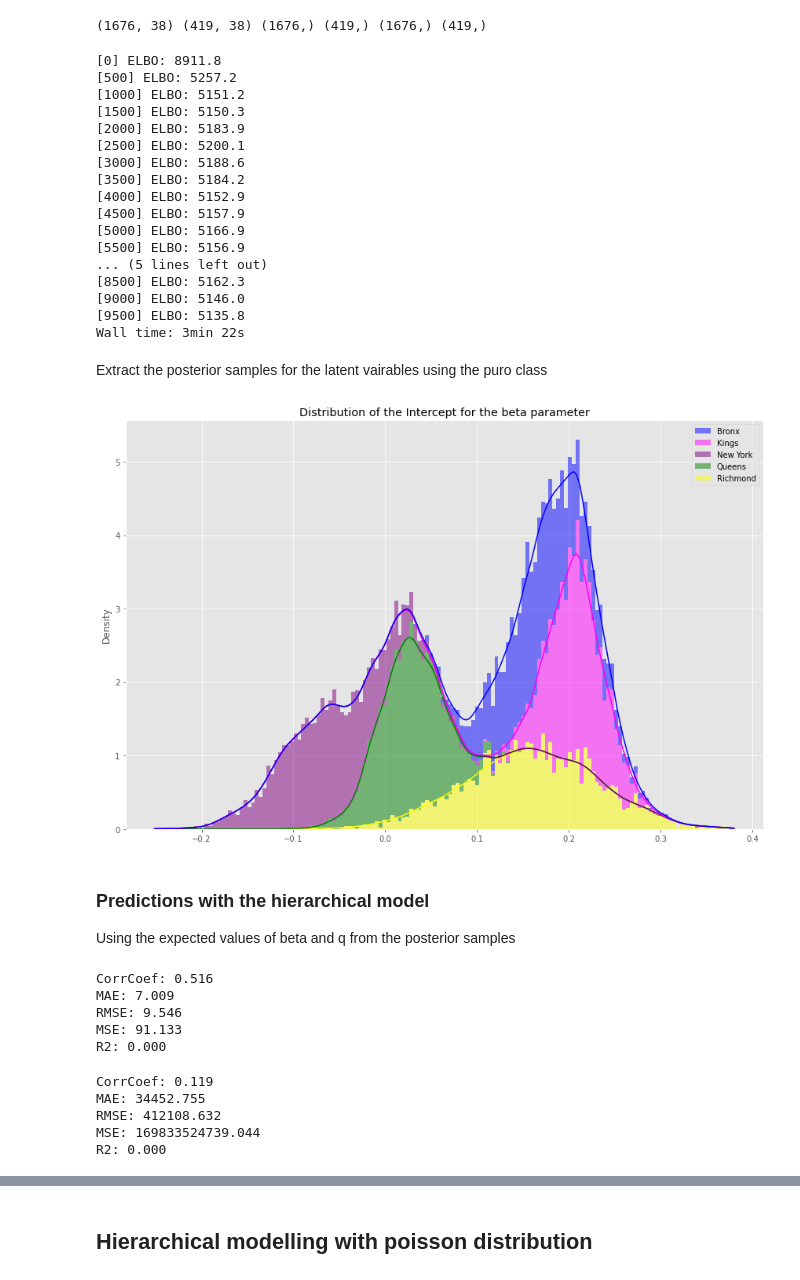
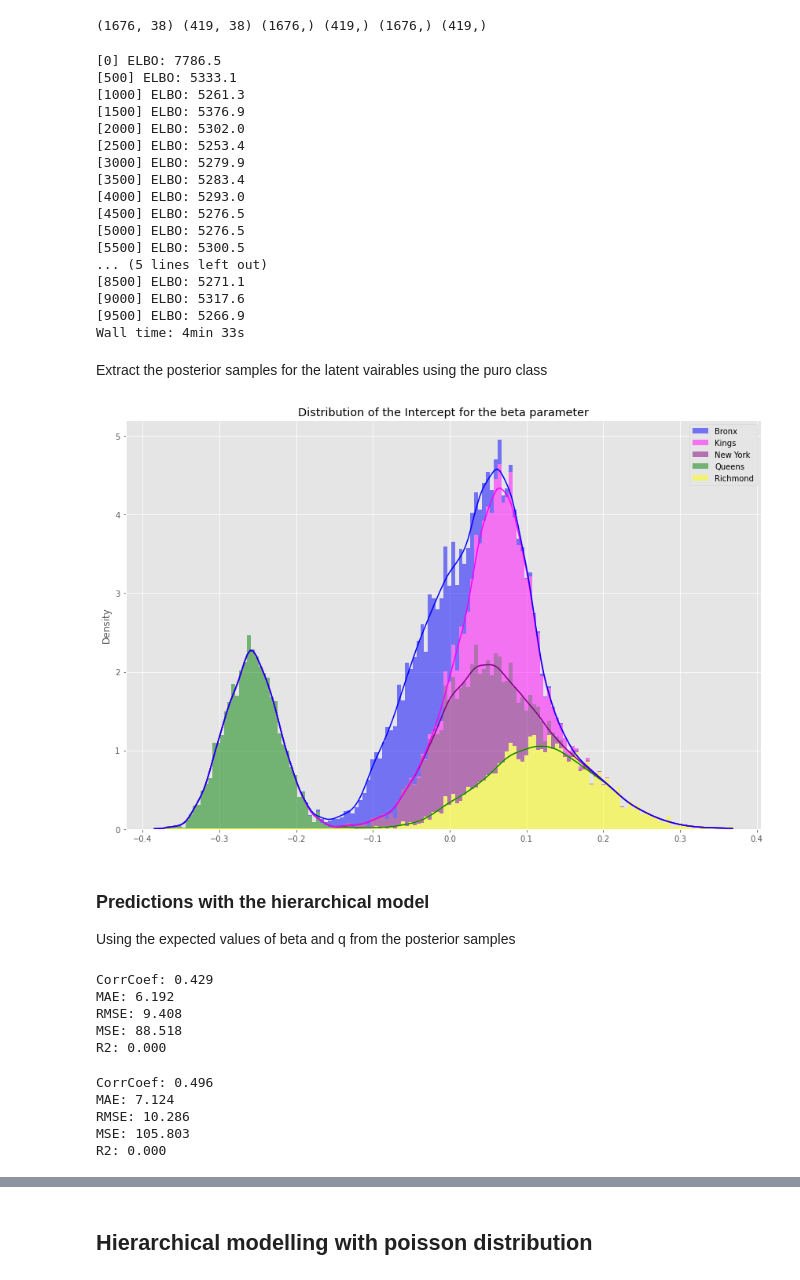
Before and after one commit to KatinkaKlepsch/model_based_ML, a Jupyter notebook: Modelling_notebook.ipynb, the cells around one changed output, grey strips where cells are left out. Drawn from its saved outputs; the diff is of its cells as text; code cells hidden in the pictures.

```diff
--- a/Modelling_notebook.ipynb
+++ b/Modelling_notebook.ipynb
@@ -226,7 +226,7 @@ An Ordinary least square regression is performed
 # %%
 # make linear regression model
 l_reg = linear_model.LinearRegression(fit_intercept=False)
-l_reg.fit(X_train, y_train)
+l_reg.fit(X_train_std, y_train_std)
 # %% [output]
 LinearRegression(fit_intercept=False)
 # %%
@@ -683,6 +685,12 @@ def hierarchical_model(X ,cat, n_cat, obs=None):
 
     # Draw coefficient for the hyper prior beta that tiest the parameters together for the individuals in each group level
     with pyro.plate("level", n_cat):
+
+        alpha = pyro.sample(
+            "alpha",
+                dist.Normal(0*torch.zeros(input_dim),
+                                            1*torch.ones(input_dim)).to_event())
+
         # Draw linear coefficient parameters for each level (no pooling)
         beta = pyro.sample(
             "beta",
@@ -702,7 +710,7 @@ def hierarchical_model(X ,cat, n_cat, obs=None):
 
 
 
-        psi_mu = torch.sum(X *beta[cat] +sigma[cat], axis = 1)
+        psi_mu = torch.sum(alpha[cat] + X *beta[cat] +sigma[cat], axis = 1)
         p_i = torch.exp(psi_mu)/(1+torch.exp(psi_mu))
 
         #psi = pyro.sample("psi", dist.Normal(psi_mu, sigma_psi))
@@ -757,23 +765,23 @@ for step in range(n_steps):
     if step % 500 == 0:
         print("[%d] ELBO: %.1f" % (step, elbo))
 # %% [output]
-[0] ELBO: 8911.8
-[500] ELBO: 5257.2
-[1000] ELBO: 5151.2
-[1500] ELBO: 5150.3
-[2000] ELBO: 5183.9
-[2500] ELBO: 5200.1
-[3000] ELBO: 5188.6
-[3500] ELBO: 5184.2
-[4000] ELBO: 5152.9
-[4500] ELBO: 5157.9
-[5000] ELBO: 5166.9
-[5500] ELBO: 5156.9
+[0] ELBO: 7786.5
+[500] ELBO: 5333.1
+[1000] ELBO: 5261.3
+[1500] ELBO: 5376.9
+[2000] ELBO: 5302.0
+[2500] ELBO: 5253.4
+[3000] ELBO: 5279.9
+[3500] ELBO: 5283.4
+[4000] ELBO: 5293.0
+[4500] ELBO: 5276.5
+[5000] ELBO: 5276.5
+[5500] ELBO: 5300.5
 ... (5 lines left out)
-[8500] ELBO: 5162.3
-[9000] ELBO: 5146.0
-[9500] ELBO: 5135.8
-Wall time: 3min 22s
+[8500] ELBO: 5271.1
+[9000] ELBO: 5317.6
+[9500] ELBO: 5266.9
+Wall time: 4min 33s
 # %% [markdown]
 Extract the posterior samples for the latent vairables using the puro class
 # %%
@@ -786,27 +794,28 @@ samples = predictive(X_train_std_fs[:,:], cat_train, n_cat, y_train)
 # plot the posterior distirbution of the parameters
 beta_samples = samples["beta"].detach().numpy()
 gamma_q_samples = samples["q"].detach().numpy()
+alpha_samples = samples["alpha"].detach().numpy()
 # %%
 # Visualize intercept coefficient distribution for each county
 fig = plt.figure()
 palette = {
     "Bronx" : 'blue',
     "Kings" : 'magenta',
     "New York" : 'purple',
     "Queens" : 'green',
     "Richmond" : 'yellow'
 }
 
 # create dataframe and set columns for the relevant counties
-df = pd.DataFrame(beta_samples[:,:,0])
+df = pd.DataFrame(alpha_samples[:,:,0])
 df.columns = [cat_string[c] for c in range(len(df.columns))]
 sns.histplot(df, multiple="stack", stat="density", bins=150, kde=True, edgecolor="none", palette=palette)
 plt.title(f"Distribution of the Intercept for the beta parameter")
 fig.tight_layout()
 #fig.savefig('output/dist_beta0_hier.pdf', format="pdf")
 plt.show()
 # %% [output]
-[figure, old version]
+[figure, new version]
 # %% [markdown]
 ### Predictions with the hierarchical model
 Using the expected values of beta and q from the posterior samples
@@ -814,18 +823,19 @@ Using the expected values of beta and q from the posterior samples
 # Predict by computing the mean of parameters and passing through NB dist
 beta_hat = np.mean(beta_samples, axis=0)
 q_hat = np.mean(gamma_q_samples, axis=0)
+alpha_hat = np.mean(alpha_samples, axis=0)
 
-psi = np.sum(beta_hat[cat_test] * X_test_std_fs[:, :].numpy(), axis=1)
+psi = np.sum(alpha_hat[cat_test]+ beta_hat[cat_test] * X_test_std_fs[:, :].numpy(), axis=1)
 NB_d = dist.NegativeBinomial(torch.tensor(q_hat), logits=torch.tensor(psi))
 y_hat_mean = np.array(NB_d.mean) # Extract mean from NB dist and use as prediction
 
 corr, mae, rae, rmse, mse, r2 = compute_error(y_test, y_hat_mean)
 print("CorrCoef: %.3f\nMAE: %.3f\nRMSE: %.3f\nMSE: %.3f\nR2: %.3f" % (corr, mae, rmse, mse,r2))
 # %% [output]
-CorrCoef: 0.516
-MAE: 7.009
-RMSE: 9.546
-MSE: 91.133
+CorrCoef: 0.429
+MAE: 6.192
+RMSE: 9.408
+MSE: 88.518
 R2: 0.000
 # %%
 # Predict by computing the median
@@ -837,10 +847,10 @@ y_hat = np.array(NB_d.mean)
 corr, mae, rae, rmse, mse, r2 = compute_error(y_test, y_hat)
 print("CorrCoef: %.3f\nMAE: %.3f\nRMSE: %.3f\nMSE: %.3f\nR2: %.3f" % (corr, mae, rmse, mse,r2))
 # %% [output]
-CorrCoef: 0.119
-MAE: 34452.755
-RMSE: 412108.632
-MSE: 169833524739.044
+CorrCoef: 0.496
+MAE: 7.124
+RMSE: 10.286
+MSE: 105.803
 R2: 0.000
 # %%
 plot_predictions_comp(y_test,y_hat_mean,"Hierarchical model with gamma",y_pred_lreg_fs,"Baseline model")
```
Also changed, not shown: parts of 31 cells of this notebook.
